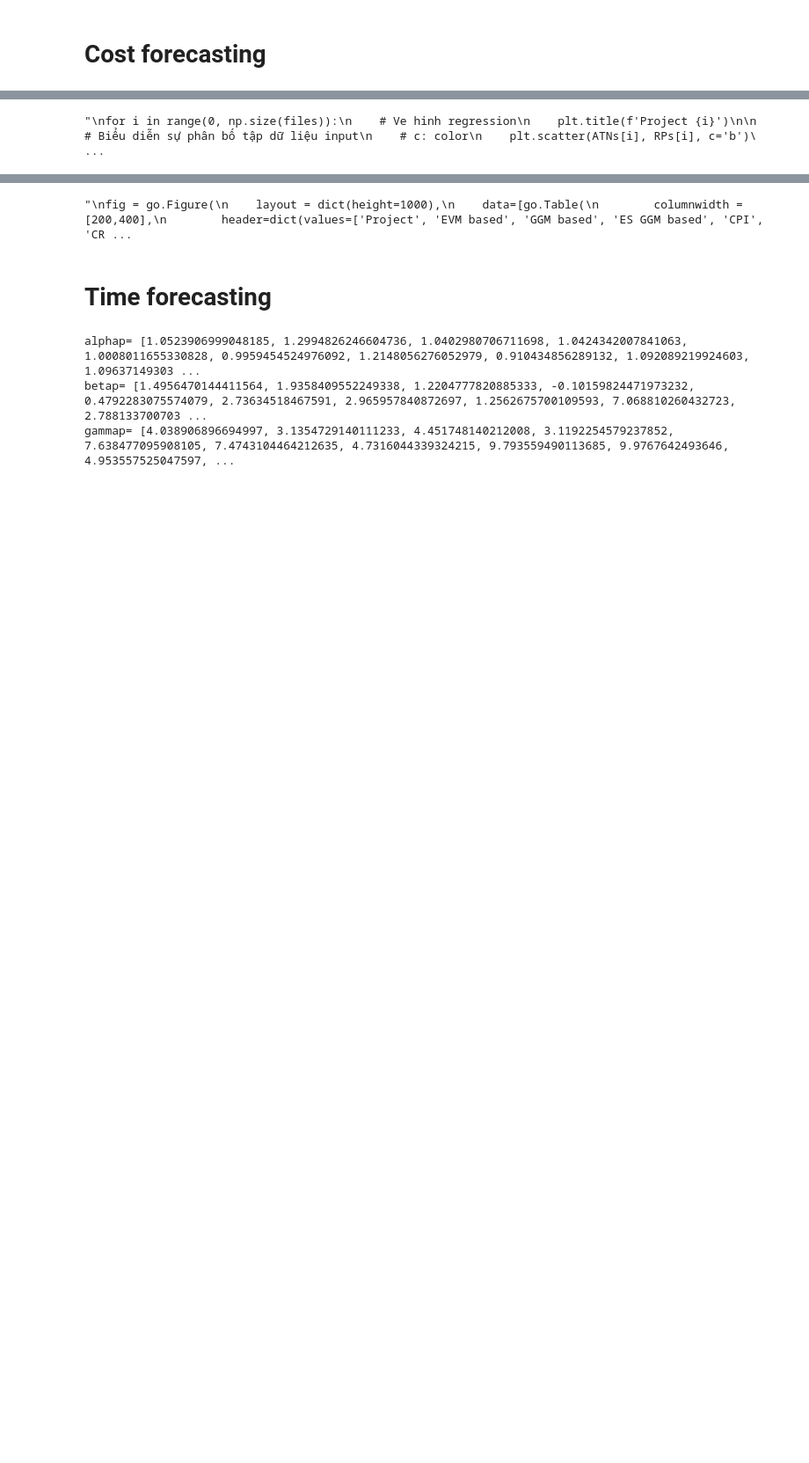
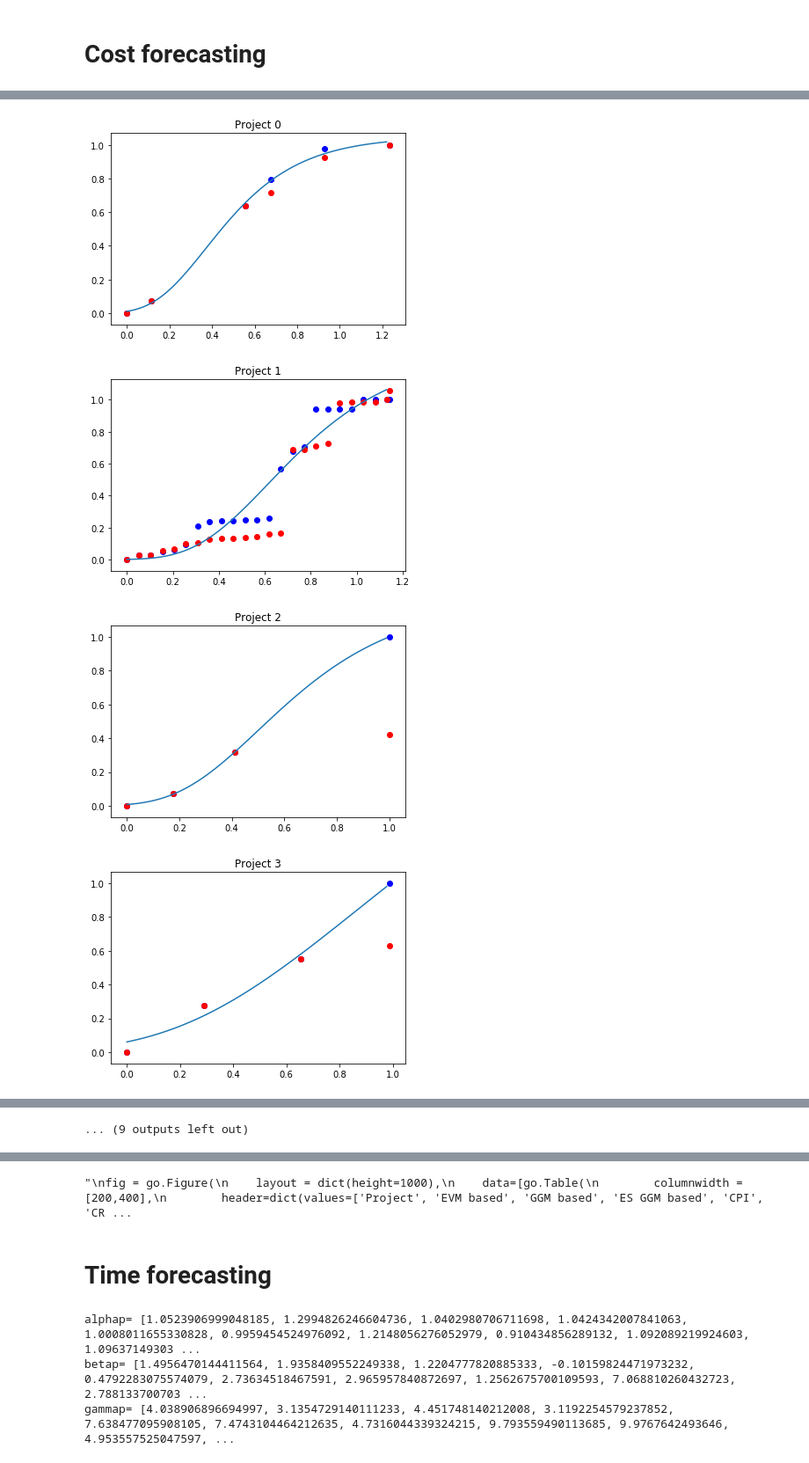
Before and after one commit to ljnk975/ktcnpm, a Jupyter notebook: main.ipynb, the cells around one changed output, grey strips where cells are left out. Shown at 88% size. Cells and saved outputs as stored; diff of their text form; code cells hidden in the pictures; blank space fills up the shorter version.

```diff
--- a/main.ipynb
+++ b/main.ipynb
@@ -31,7 +31,7 @@ C2016-09 Data Loss Prevention System.xlsx
 # %%
 import pandas
 
-dfs = [pandas.read_excel('data/'+file, sheet_name=None, skiprows=1) for file in files]
+dfs = [pandas.read_excel('Data/'+file, sheet_name=None, skiprows=1) for file in files]
 sheetnames = [list(df.keys()) for df in dfs]
 # %%
 def parse_date(date):
@@ -117,10 +117,10 @@ DAC = []
 CAC = []
 
 for i in range(0, np.size(files)):
-    ATx = []
-    EVx = []
-    PVx = []
-    ACx = []
+    ATx = [0]
+    EVx = [0]
+    PVx = [0]
+    ACx = [0]
 
     print ("Project: ", i)
     for period in tracking_periods[i]:
@@ -143,8 +143,8 @@ for i in range(0, np.size(files)):
 
     print()
 
-    DACx = ATx[n_tracking_periods[i]-1]
-    CACx = ACx[n_tracking_periods[i]-1]
+    DACx = ATx[n_tracking_periods[i]]
+    CACx = ACx[n_tracking_periods[i]]
 
     print("   Actual duration: ", DAC, " Cost at complete: ", CAC)
 
@@ -179,19 +179,19 @@ ACNs = []
 EVNs = []
 
 for i in range(0, np.size(files)):
-    ATNx = []
-    ACNx = []
-    PVNx = []
-    EVNx = []
+    ATNx = [0]
+    ACNx = [0]
+    PVNx = [0]
+    EVNx = [0]
 
     print ("Project: ", i)
-    for j in range(0, n_tracking_periods[i]):
+    for j in range(1, n_tracking_periods[i] + 1):
         ATN = ATs[i][j]/PD[i]
         ACN = ACs[i][j]/BAC[i]
         PVN = PVs[i][j]/BAC[i]
         EVN = EVs[i][j]/BAC[i]
 
-        print("   ", tracking_periods[i][j], " ATN=", ATN, " ACN=", ACN, " PVN=", PVN, " EVN=", EVN)
+        print("   ", tracking_periods[i][j - 1], " ATN=", ATN, " ACN=", ACN, " PVN=", PVN, " EVN=", EVN)
 
         ATNx.append(ATN)
         ACNx.append(ACN)
@@ -253,9 +253,9 @@ for i in range(0, np.size(files)):
     alphax = []
     betax  = []
     gammax = []
-    for j in range(0, n_tracking_periods[i]):
+    for j in range(0, n_tracking_periods[i] + 1):
         # Response
-        RP = [ACNs[i][t] if t <= j else PVNs[i][t] for t in range(0, n_tracking_periods[i])]
+        RP = [ACNs[i][t] if t <= j else PVNs[i][t] for t in range(0, n_tracking_periods[i]+1)]
 
         # standard least_square
         x0 = np.ones(3)
@@ -298,17 +298,25 @@ Project:  21
 # %%
 import matplotlib.pyplot as plt
 
-'''
+
 for i in range(0, np.size(files)):
     # Ve hinh regression
-    plt.title(f'Project {i}')
+    plt.title('Project %d' % i)
 
     # Biểu diễn sự phân bố tập dữ liệu input
     # c: color
-    plt.scatter(ATNs[i], RPs[i], c='b')
+    T = 2
+    RP = [ACNs[i][t] if t <= T else PVNs[i][t] for t in range(0, n_tracking_periods[i]+1)]
+
+    plt.scatter(ATNs[i], RP, c='b')
+    plt.scatter(ATNs[i], ACNs[i], c='r')
 
     # Đường thẳng hồi quy
-    plt.plot(ATNs[i], [gompertz(t, alpha[i], beta[i], gamma[i]) for t in ATNs[i]])
+    xpl = np.arange(100) / 100 * ATNs[i][-1]
+    plt.plot(xpl, [gompertz(t, alphas[i][T], betas[i][T], gammas[i][T]) for t in xpl])
     plt.show()
-'''
 # %% [output]
+[figure, added]
+[figure, added]
+[figure, added]
+[figure, added]
@@ -315,4 +331,4 @@ for i in range(0, np.size(files)):
-"\nfor i in range(0, np.size(files)):\n    # Ve hinh regression\n    plt.title(f'Project {i}')\n\n    # Biểu diễn sự phân bố tập dữ liệu input\n    # c: color\n    plt.scatter(ATNs[i], RPs[i], c='b')\ ...
+... (9 outputs left out)
 # %%
 print("Project actual cost: ", CAC)
 
```
Also changed, not shown: parts of 13 cells of this notebook.
